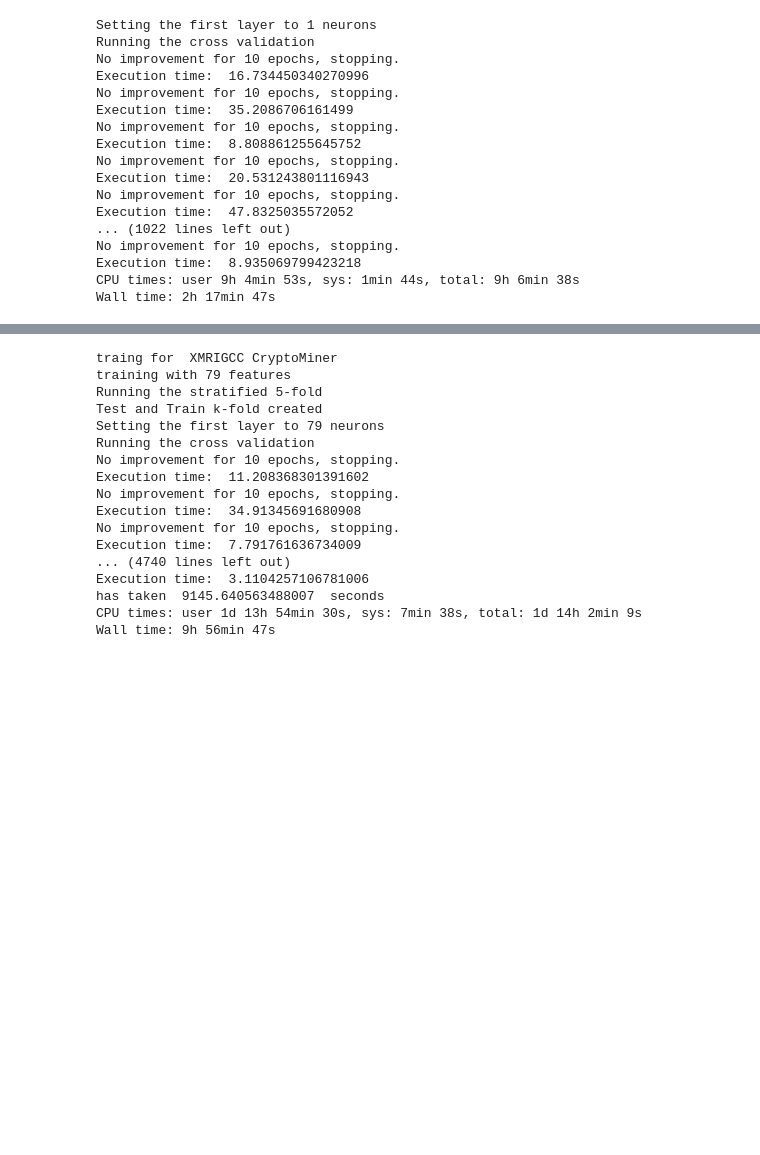
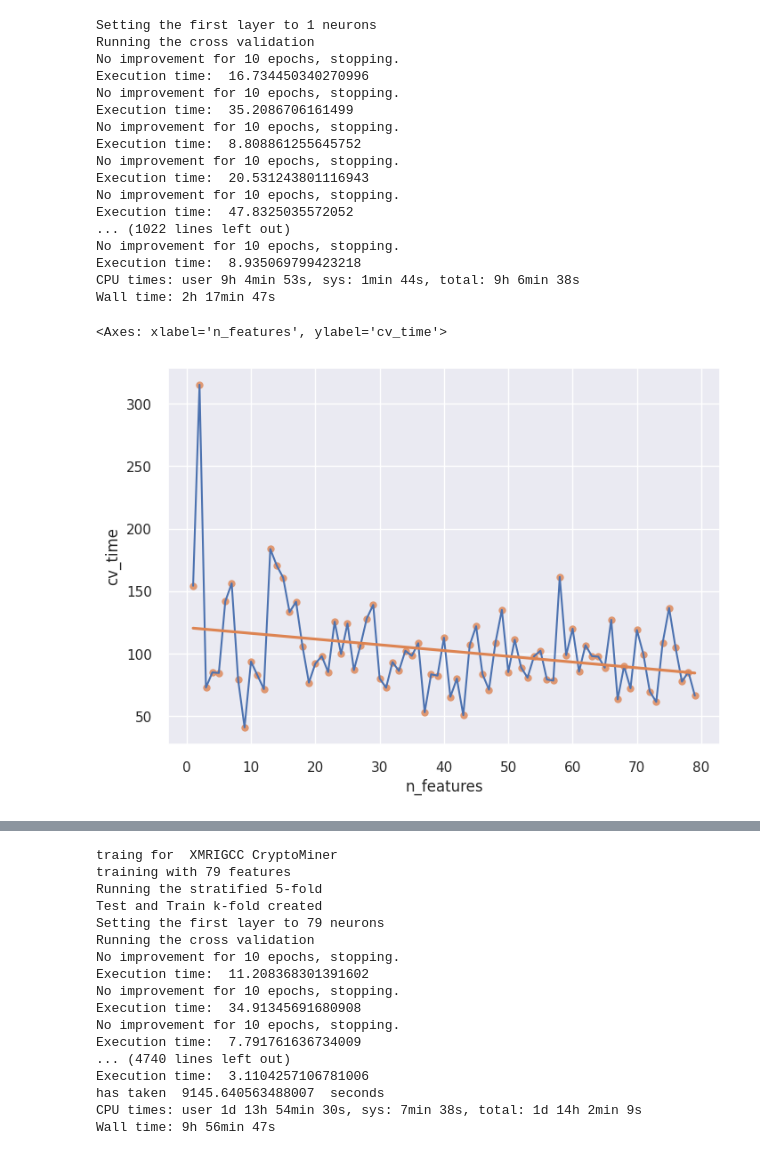
Before and after one commit to ludotosk/tesi, a Jupyter notebook: tesi-mlp-torch.ipynb, the cells around one changed output, grey strips where cells are left out. Cells and saved outputs as stored; diff of their text form; code cells hidden in the pictures; blank space fills up the shorter version.

```diff
--- a/tesi-mlp-torch.ipynb
+++ b/tesi-mlp-torch.ipynb
@@ -309,3 +309,10 @@ No improvement for 10 epochs, stopping.
 Execution time:  8.935069799423218
 CPU times: user 9h 4min 53s, sys: 1min 44s, total: 9h 6min 38s
 Wall time: 2h 17min 47s
+# %%
+sns.set_theme()
+sns.lineplot(data=feature_reduction_scores, x="n_features", y="cv_time")
+sns.regplot(data=feature_reduction_scores, x="n_features", y="cv_time", ci=None)  # ci=None removes confidence intervals
+# %% [output]
+<Axes: xlabel='n_features', ylabel='cv_time'>
+[figure, added]
```
Also changed, not shown: parts of 14 cells of this notebook, 2 other files.
